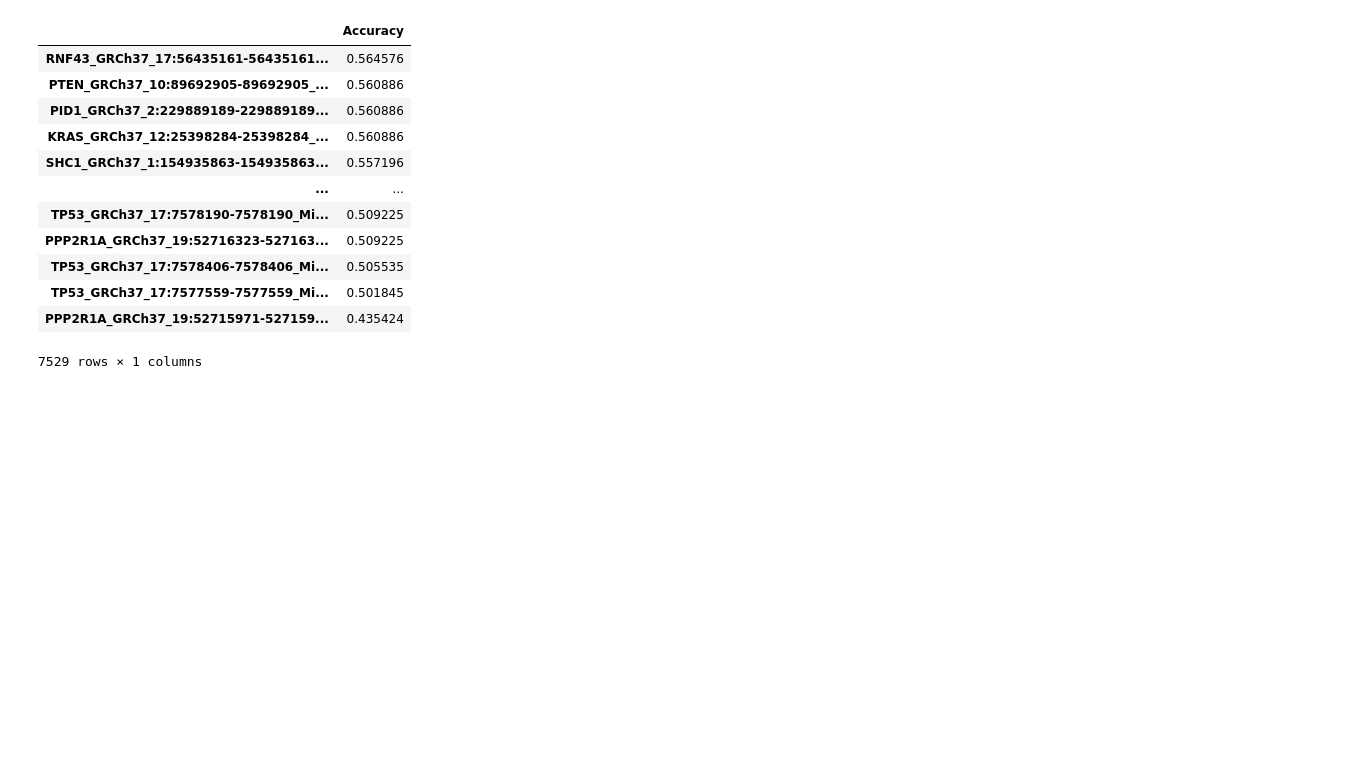
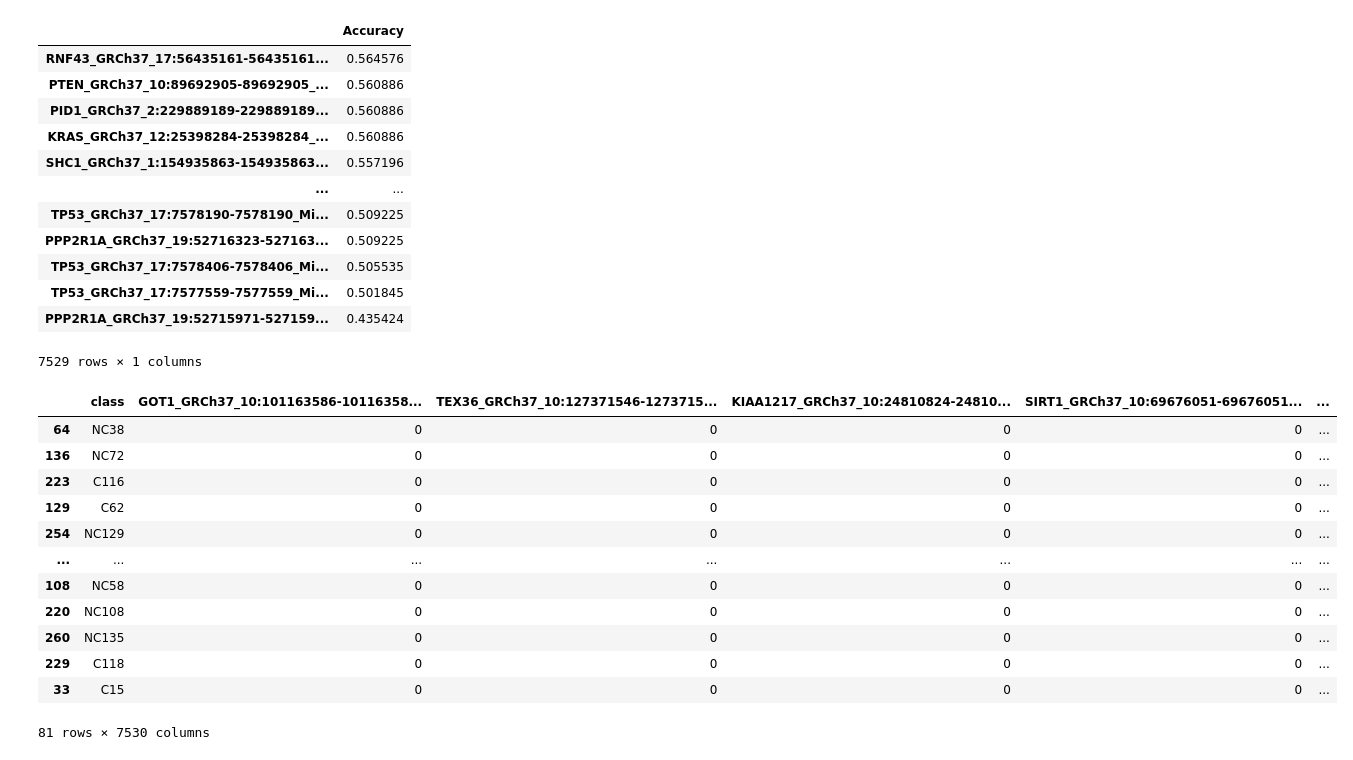
Before and after one commit to ericametta/CancerPredictionMode, a Jupyter notebook: Classification.ipynb, the cells around one changed output. Drawn from its saved outputs; the diff is of its cells as text; code cells hidden in the pictures; blank space fills up the shorter version.

```diff
--- a/Classification.ipynb
+++ b/Classification.ipynb
@@ -757,3 +757,20 @@ Accuracy_df
 | TP53_GRCh37_17:7577559-7577559_Mi... | 0.501845 |
 | PPP2R1A_GRCh37_19:52715971-527159... | 0.435424 |
 7529 rows × 1 columns
+# %%
+train_1 =  df.sample(frac=0.3, random_state=0)
+train_1
+# %% [output]
+|  | class | GOT1_GRCh37_10:101163586-10116358... | TEX36_GRCh37_10:127371546-1273715... | KIAA1217_GRCh37_10:24810824-24810... | SIRT1_GRCh37_10:69676051-69676051... | ... |
+| 64 | NC38 | 0 | 0 | 0 | 0 | ... |
+| 136 | NC72 | 0 | 0 | 0 | 0 | ... |
+| 223 | C116 | 0 | 0 | 0 | 0 | ... |
+| 129 | C62 | 0 | 0 | 0 | 0 | ... |
+| 254 | NC129 | 0 | 0 | 0 | 0 | ... |
+| ... | ... | ... | ... | ... | ... | ... |
+| 108 | NC58 | 0 | 0 | 0 | 0 | ... |
+| 220 | NC108 | 0 | 0 | 0 | 0 | ... |
+| 260 | NC135 | 0 | 0 | 0 | 0 | ... |
+| 229 | C118 | 0 | 0 | 0 | 0 | ... |
+| 33 | C15 | 0 | 0 | 0 | 0 | ... |
+81 rows × 7530 columns
```
Also changed, not shown: 1 other file.
